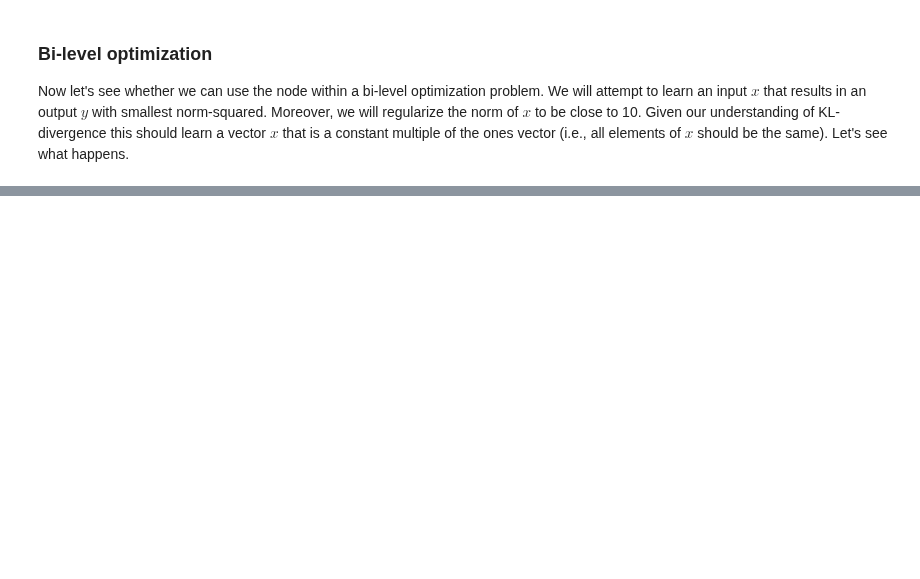
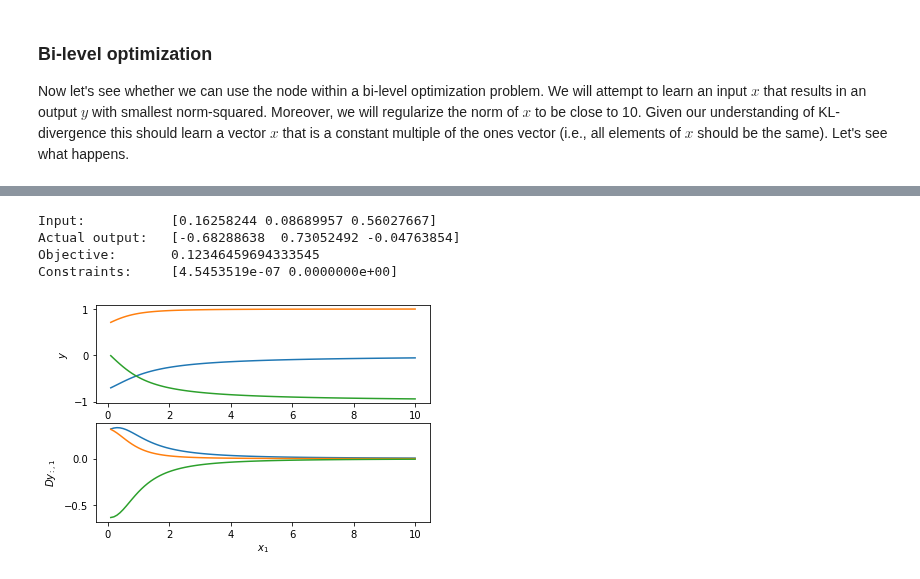
Before and after one commit to anucvml/ddn, a Jupyter notebook: tutorials/05_ddn_basic_node.ipynb, the cells around one changed output, grey strips where cells are left out. Drawn from its saved outputs; the diff is of its cells as text; code cells hidden in the pictures; blank space fills up the shorter version.

Commit message:
merged Suikei's code for multiple equality constraints

```diff
--- a/tutorials/05_ddn_basic_node.ipynb
+++ b/tutorials/05_ddn_basic_node.ipynb
@@ -136,0 +179,36 @@ Results in y = [0.19999193 0.19998864 0.20000415 0.20001563 0.19999966]
+# %%
+# test the node
+mul_node = MinMulNode(3)
+x = np.random.random(3)
+print("Input:           {}".format(x))
+
+y, _ = mul_node.solve(x)
+print("Actual output:   {}".format(y))
+print("Objective:       {}".format(mul_node.objective(x, y)))
+print("Constraints:     {}".format(mul_node.constraint(x, y)))
+# %% [output]
+Input:           [0.16258244 0.08689957 0.56027667]
+Actual output:   [-0.68288638  0.73052492 -0.04763854]
+Objective:       0.12346459694333545
+Constraints:     [4.5453519e-07 0.0000000e+00]
+# %%
+# plot the function and gradients
+x_data = np.linspace(0.1, 10.0, 100)
+y_data = []
+Dy_data = []
+for x[0] in x_data:
+    y, _ = mul_node.solve(x)
+    y_data.append(y)
+    Dy_data.append(mul_node.gradient(x, y)[:,0])
+
+fig = plt.figure()
+plt.subplot(2, 1, 1)
+plt.plot(x_data, y_data)
+plt.ylabel(r"$y$")
+
+plt.subplot(2, 1, 2)
+plt.plot(x_data, Dy_data)
+plt.xlabel(r"$x_1$"); plt.ylabel(r"$Dy_{:,1}$")
+plt.show()
+# %% [output]
+[figure, added]
```
Also changed, not shown: parts of 5 cells of this notebook, 1 other file.
